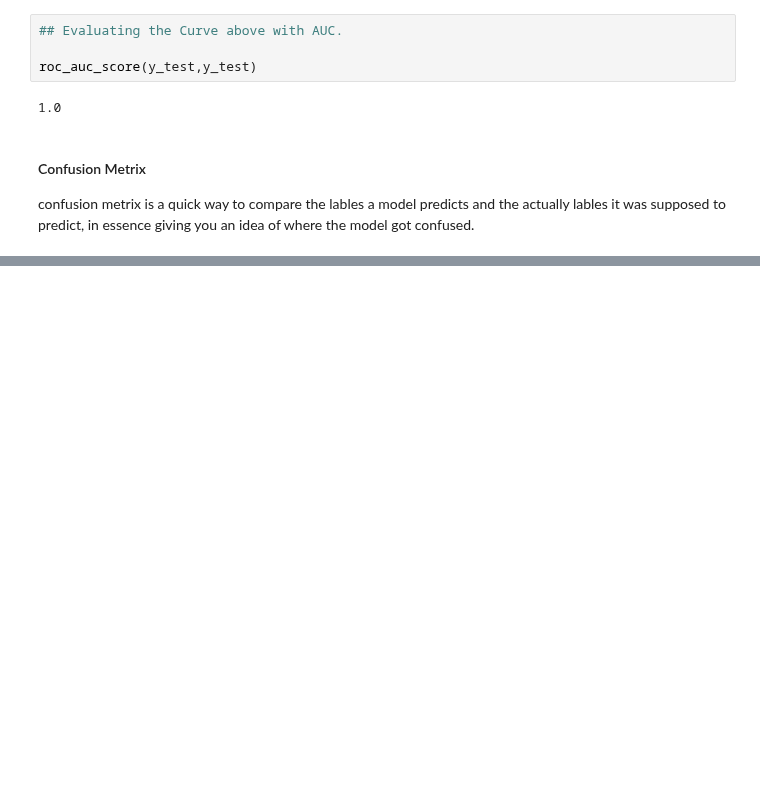
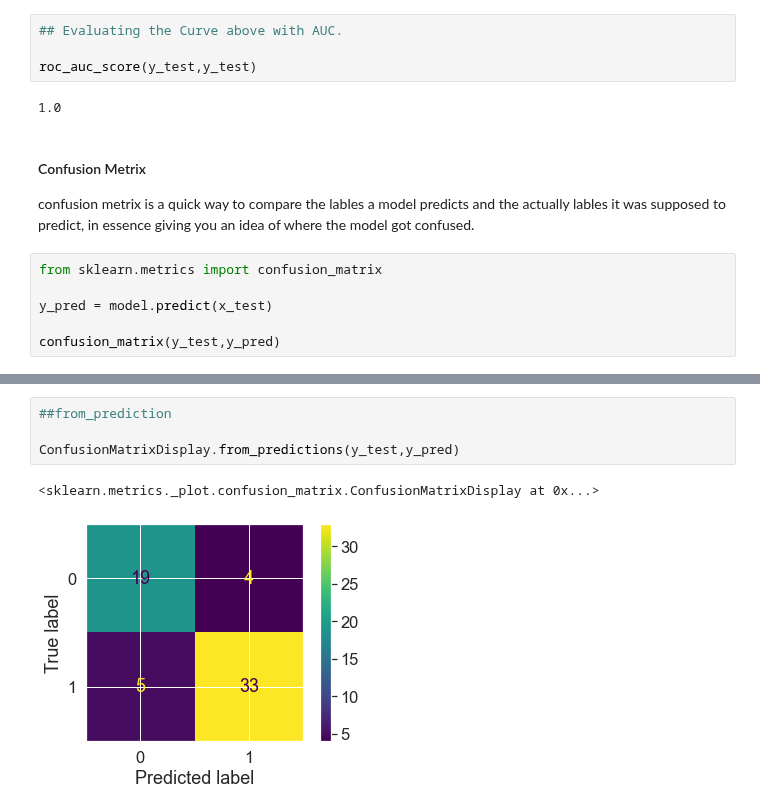
Before and after one commit to sheddyranking/Machine-Leanring-Data-Science-Bootcamp.-2022, a Jupyter notebook: Sci-kit-learn.ipynb, the cells around one changed output, grey strips where cells are left out. Saved outputs shown, nothing was run; the diff lists cells and outputs as text; blank space fills up the shorter version.

```diff
--- a/Sci-kit-learn.ipynb
+++ b/Sci-kit-learn.ipynb
@@ -1349,3 +1349,9 @@ roc_auc_score(y_test,y_test)
 
 confusion metrix is a quick way to compare the lables a model predicts and the actually lables it was supposed to predict,
 in essence giving you an idea of where the model got confused.
+# %%
+from sklearn.metrics import confusion_matrix
+
+y_pred = model.predict(x_test)
+
+confusion_matrix(y_test,y_pred)
@@ -1351,0 +1392,7 @@ in essence giving you an idea of where the model got confused.
+# %%
+##from_prediction
+
+ConfusionMatrixDisplay.from_predictions(y_test,y_pred)
+# %% [output]
+<sklearn.metrics._plot.confusion_matrix.ConfusionMatrixDisplay at 0x...>
+[figure, added]
```
Also changed, not shown: parts of 28 cells of this notebook.
